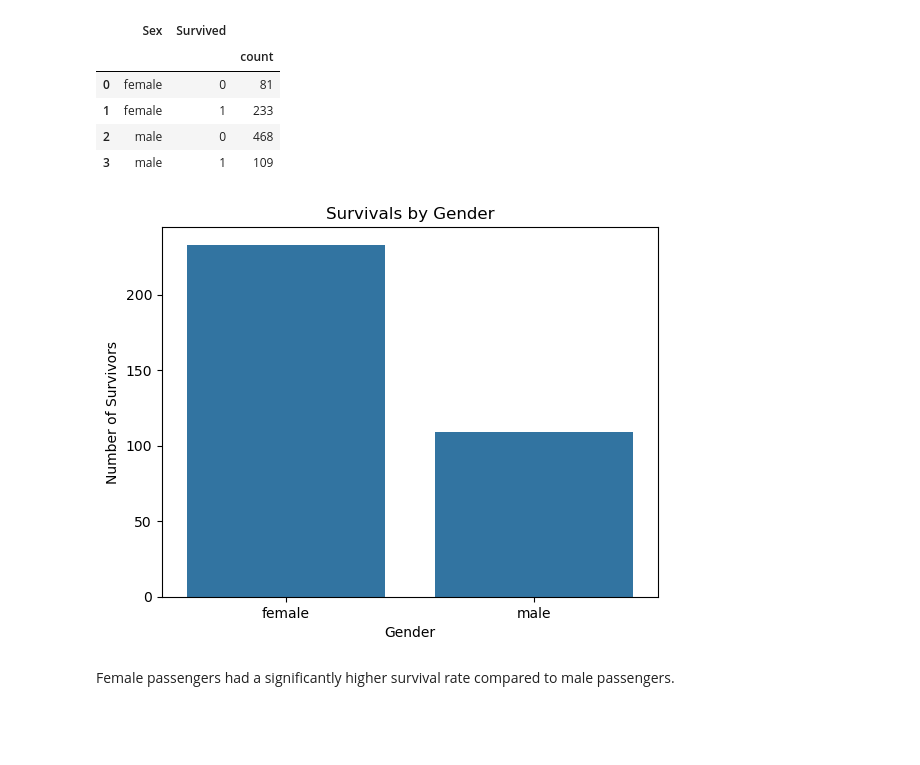
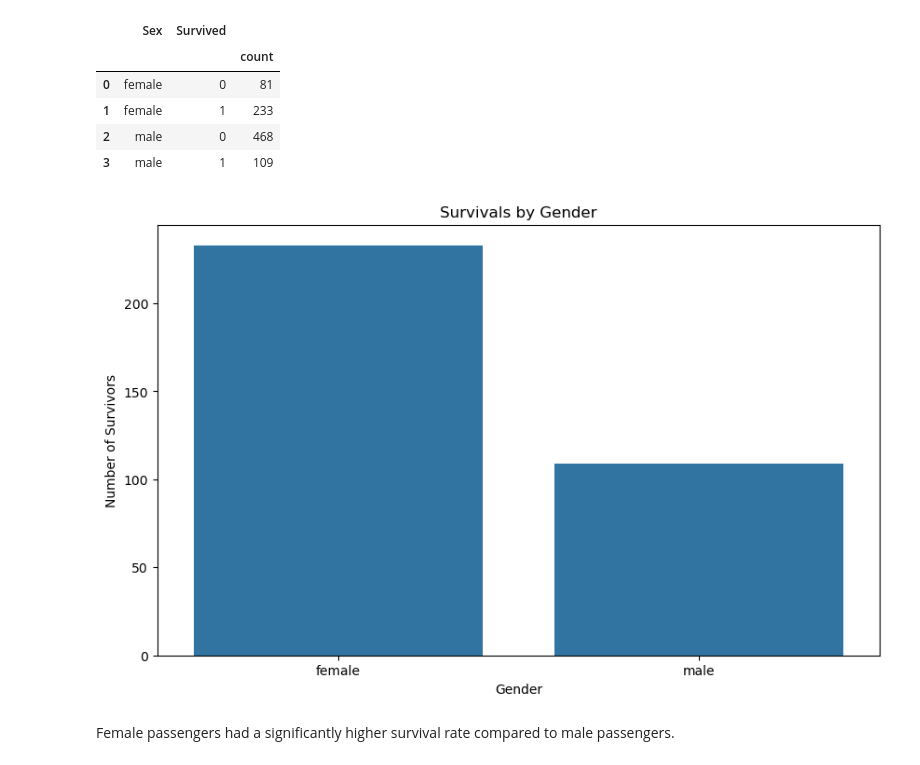
Before and after one commit to SAIMANJUNADH/titanic-survival-analysis, a Jupyter notebook: titanic_analysis.ipynb, the cells around one changed output. Drawn from its saved outputs; the diff is of its cells as text; code cells hidden in the pictures; blank space fills up the shorter version.

```diff
--- a/titanic_analysis.ipynb
+++ b/titanic_analysis.ipynb
@@ -10,7 +10,7 @@ import matplotlib.pyplot as plt
 
 The Titanic dataset is loaded using Pandas for analysis.
 # %%
-data = pd.read_csv("/Users/k.manjunadh/Downloads/titanic.csv")
+data = pd.read_csv("/Users/k.manjunadh/Documents/titanic-survival-analysis/ data/raw/titanic.csv")
 # %%
 titanic = pd.DataFrame(data)
 titanic
@@ -272,19 +272,21 @@ titanic.groupby(["Sex","Survived"]).agg({"Survived":["count"]}).reset_index()
 # %%
 survived_gender = (
     titanic.groupby(["Sex", "Survived"])
     .size()
     .reset_index(name="count")
 )
 
 survived_gender = survived_gender[survived_gender["Survived"] == 1]
 
+plt.figure(figsize=(10,6))
 sns.barplot(data=survived_gender, x="Sex", y="count")
 plt.title("Survivals by Gender")
 plt.xlabel("Gender")
 plt.ylabel("Number of Survivors")
+plt.savefig("/Users/k.manjunadh/Documents/titanic-survival-analysis/outputs/figures/survival_by_gender.png", dpi=300)
 plt.show()
 # %% [output]
-[figure, old version]
+[figure, new version]
 # %% [markdown]
 Female passengers had a significantly higher survival rate compared to male passengers.
 # %% [markdown]
```
Also changed, not shown: parts of 2 cells of this notebook, 6 other files.
